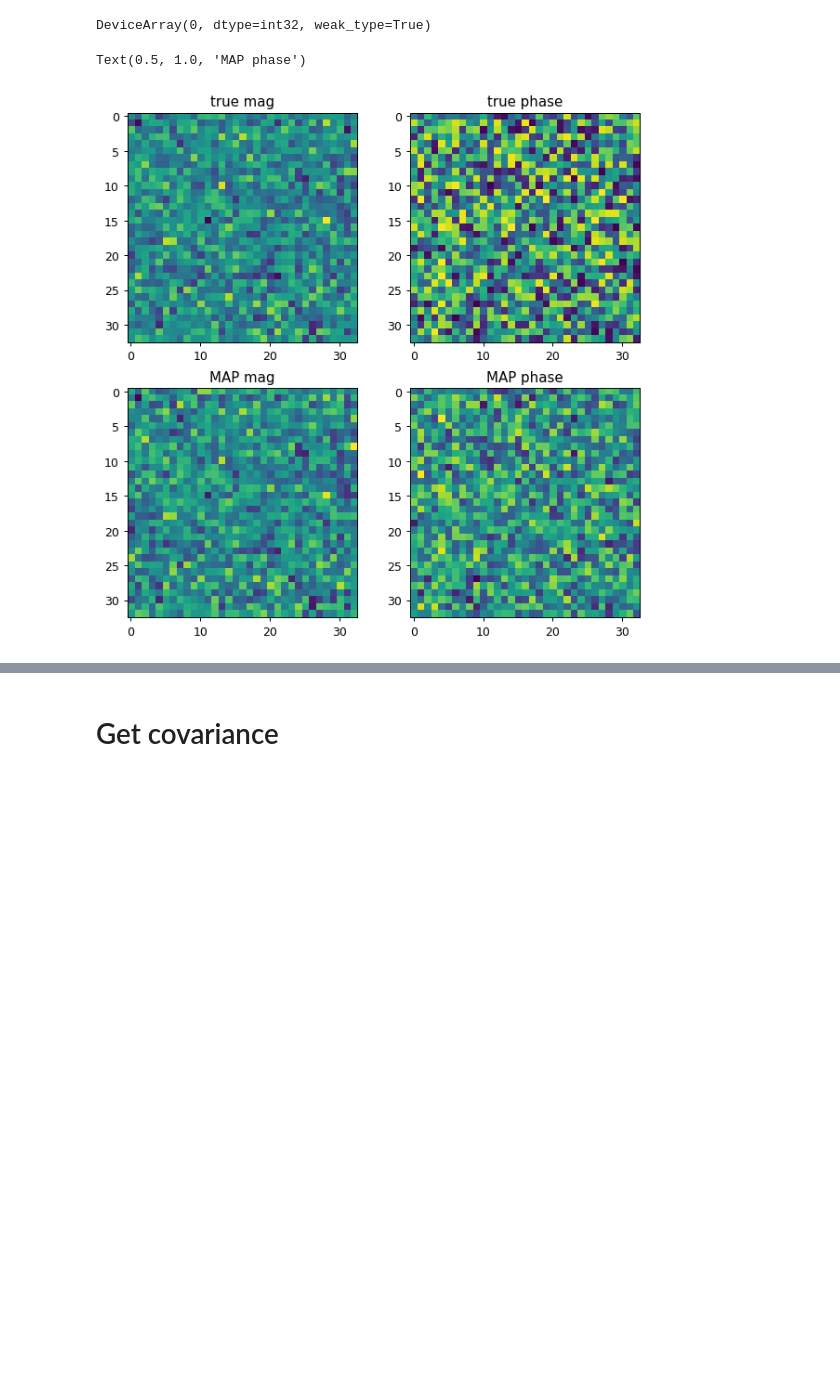
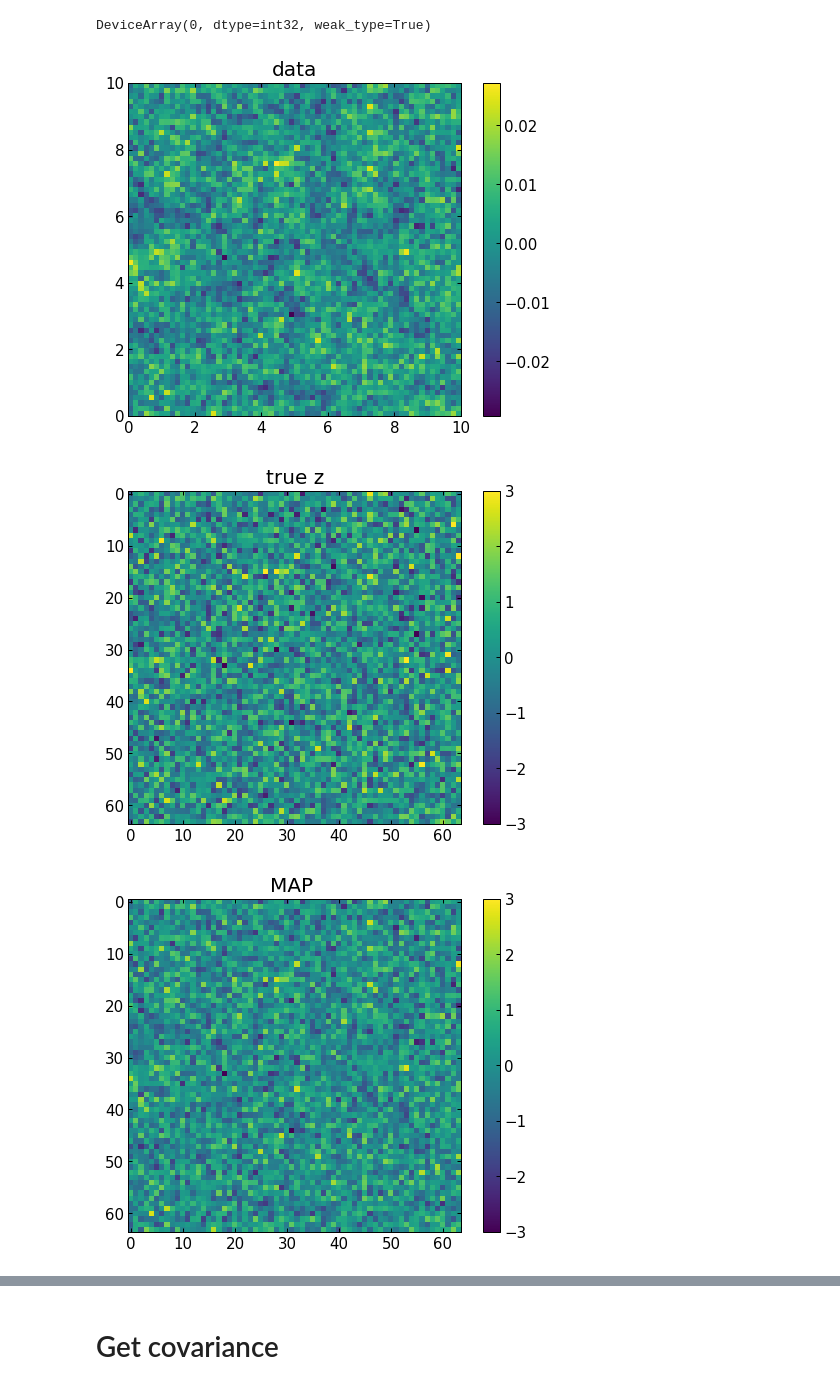
Before and after one commit to marius311/muse-wl, a Jupyter notebook: TestMuse.ipynb, the cells around one changed output, grey strips where cells are left out. Saved outputs shown, nothing was run; the diff lists cells and outputs as text; code cells hidden in the pictures; blank space fills up the shorter version.

```diff
--- a/TestMuse.ipynb
+++ b/TestMuse.ipynb
@@ -123,5 +114,5 @@ def sample(theta, key):
 # %%
-class LensingProblem(JittableJaxMuseProblem):
+class LensingProblem(JaxMuseProblem):
 
     def sample_x_z(self, rng, θ):
         return sample(jnp.array(θ), rng)
@@ -136,13 +127,13 @@ class LensingProblem(JittableJaxMuseProblem):
 # %%
-prob = LensingProblem()
+prob = LensingProblem(implicit_diff=False)
 (x, z) = prob.sample_x_z(jax.random.PRNGKey(0), θ_true)
-prob.x = x
+prob.set_data(x)
 # %% [markdown]
 # Sanity check
 # %% [markdown]
 Note: if I decrease to `z_tol=1e-2` or lower, I get a `history.status=4` which means saddle point?? Is this multi-modal? Or perhaps an issue with the phase being periodic?
 # %%
-MAP = prob.z_MAP_and_score(x, z, θ_true, z_tol=1e-1)
+MAP = prob.z_MAP_and_score(x, z, θ_true, z_tol=1e-2)
 # %%
 MAP.history.success
 # %% [output]
@@ -151,20 +142,16 @@ DeviceArray(True, dtype=bool)
 MAP.history.status
 # %% [output]
 DeviceArray(0, dtype=int32, weak_type=True)
-# %%
-figure(figsize=(8,8))
-subplot(221)
-imshow(z[0])
-title("true mag")
-subplot(222)
-imshow(z[1])
-title("true phase")
-subplot(223)
-imshow(MAP.z[0])
-title("MAP mag")
-subplot(224)
-imshow(MAP.z[1])
-title("MAP phase")
-# %% [output]
-Text(0.5, 1.0, 'MAP phase')
-[figure, removed]
+# %%
+figure(); imshow(x, extent=(0,10,0,10)); colorbar()
+title("data")
+figure(); imshow(z,vmin=-3, vmax=3); colorbar()
+title("true z")
+figure(); imshow(MAP.z,vmin=-3, vmax=3); colorbar()
+title("MAP ")
+figure(); imshow(MAP.z - z,vmin=-3, vmax=3); colorbar()
+title("Fit residuals ");
+# %% [output]
+[figure, added]
+[figure, added]
+[figure, added]
```
Also changed, not shown: parts of 20 cells of this notebook, 2 other files.
